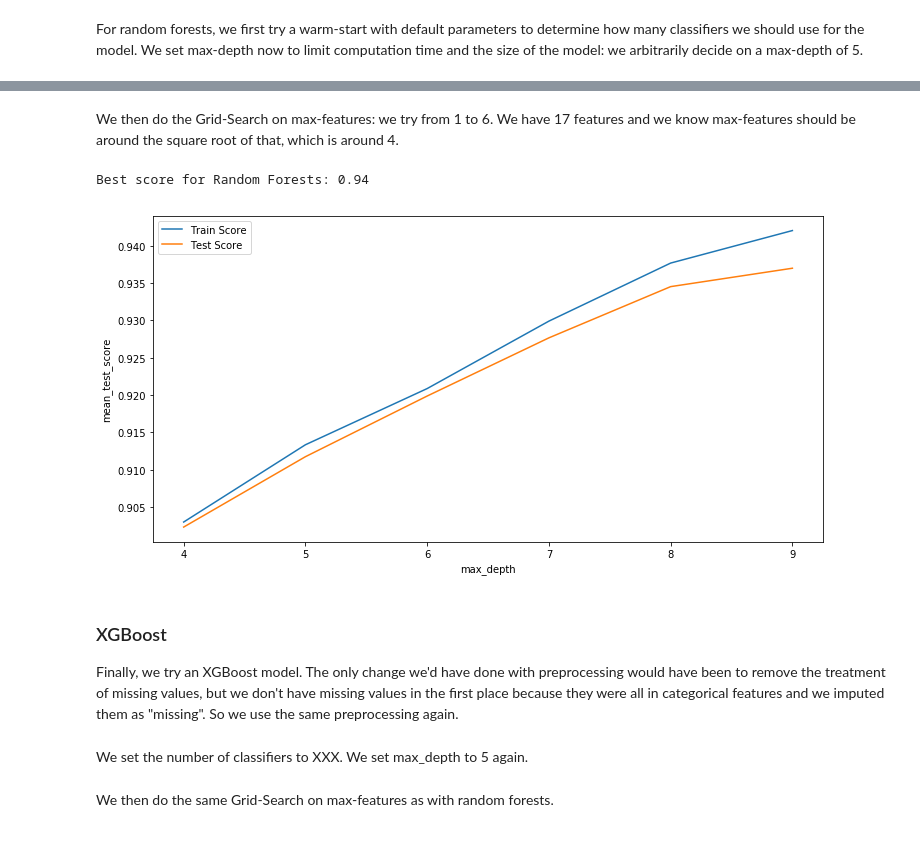
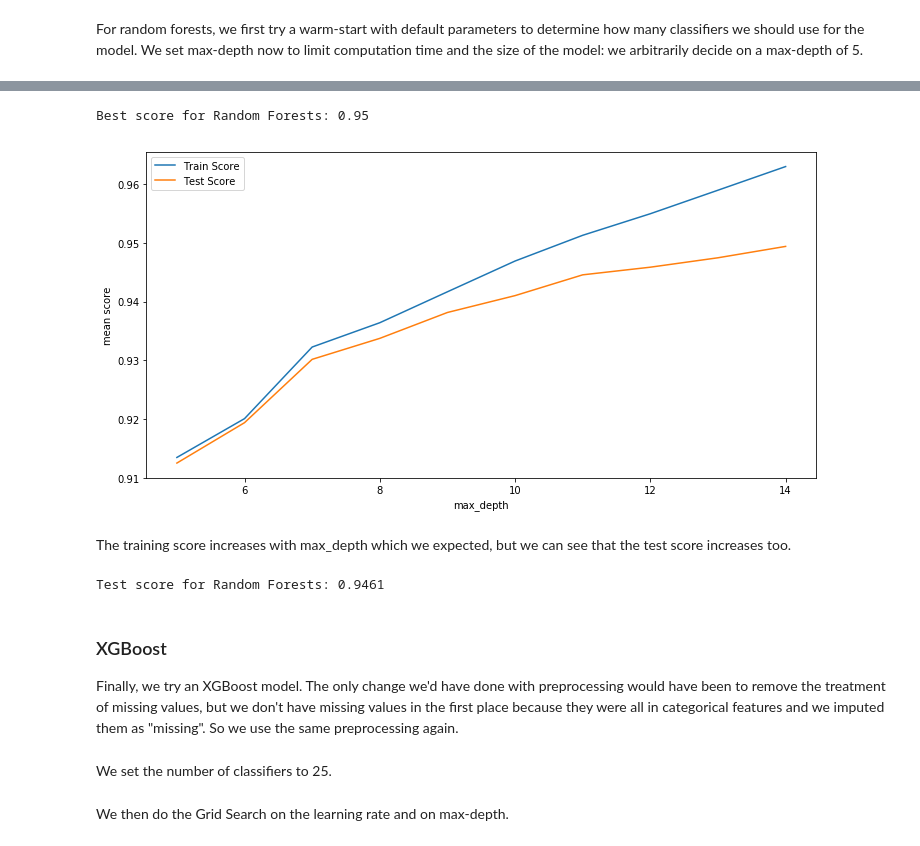
Before and after one commit to aml-spring-19/medical_payment_classification, a Jupyter notebook: HW3.ipynb, the cells around one changed output, grey strips where cells are left out. Saved outputs shown, nothing was run; the diff lists cells and outputs as text; code cells hidden in the pictures.

```diff
--- a/HW3.ipynb
+++ b/HW3.ipynb
@@ -815,3 +829,20 @@ plt.xticks(range(len(gammas)), gammas);
 ### Random Forests
 # %% [markdown]
 For random forests, we first try a warm-start with default parameters to determine how many classifiers we should use for the model. We set max-depth now to limit computation time and the size of the model: we arbitrarily decide on a max-depth of 5.
+# %%
+train_scores = []
+test_scores = []
+rf = RandomForestClassifier(warm_start=True, max_depth=5, random_state=0)
+estimator_range = range(1, 100)
+X_trainp = prepnsc.fit_transform(X_train, y_train)
+X_testp = prepnsc.fit_transform(X_test, y_test)
+
+for n_estimators in estimator_range:
+    rf.n_estimators = n_estimators
+    rf.fit(X_trainp, y_train)
+    train_scores.append(rf.score(X_trainp, y_train))
+    test_scores.append(rf.score(X_testp, y_test))
+
+plt.plot(train_scores)
+plt.plot(test_scores)
+plt.show()
@@ -818,11 +855,10 @@ For random forests, we first try a warm-start with default parameters to determi
 # %%
-# initial classifier
-rf = RandomForestClassifier(warm_start=True, max_depth=5)
-rf_pipe = Pipeline([('preprocessing', prepnsc), ('rf', rf)])
+# classifier and pipeline
+rf = RandomForestClassifier(n_estimators = 25)
+pipe_rf = Pipeline([('preprocessing', prepnsc), ('rf', rf)])
 
-
-# param_grid
-param_grid_rf = {'rf__n_estimators': np.arange(5, 101, 5)}
+# param search
+param_grid_rf = {'rf__max_depth': np.arange(5, 15, 1)}
 
 # grid search
-grid_rf = GridSearchCV(rf_pipe, param_grid_rf, cv=5, n_jobs=-1).fit(X_train, y_train)
+grid_rf = GridSearchCV(pipe_rf, param_grid_rf, cv=10, n_jobs=-1).fit(X_train, y_train)
@@ -842,39 +865,35 @@ plt.show()
-# %% [markdown]
-We then do the Grid-Search on max-features: we try from 1 to 6. We have 17 features and we know max-features should be around the square root of that, which is around 4.
-# %%
-# classifier and pipeline
-rf = RandomForestClassifier(n_estimators = 45)
-pipe_rf = Pipeline([('preprocessing', prepnsc), ('rf', rf)])
-
-# param search
-param_grid_rf = {'rf__max_depth': np.arange(4, 10, 1)}
-
-# grid search
-grid_rf = GridSearchCV(pipe_rf, param_grid_rf, cv=5, n_jobs=-1).fit(X_train, y_train)
 # %%
 print("Best score for Random Forests: {}".format(np.round(grid_rf.best_score_, 2)))
 # %% [output]
-Best score for Random Forests: 0.94
+Best score for Random Forests: 0.95
 # %%
 res = pd.DataFrame(grid_rf.cv_results_)
 
 fig, ax = plt.subplots(1, 1, figsize=(12,6))
 
 sns.lineplot(x='param_rf__max_depth', y='mean_train_score', data=res, label='Train Score')
 sns.lineplot(x='param_rf__max_depth', y='mean_test_score', data=res, label='Test Score')
 
 ax.set_xlabel('max_depth')
+ax.set_ylabel('mean score')
 plt.legend()
 plt.show()
 # %% [output]
-[figure, old version]
+[figure, new version]
+# %% [markdown]
+The training score increases with max_depth which we expected, but we can see that the test score increases too.
+# %%
+ts_rf = grid_rf.best_estimator_.score(X_test, y_test)
+print("Test score for Random Forests: " + str(ts_rf))
+# %% [output]
+Test score for Random Forests: 0.9461
 # %% [markdown]
 ### XGBoost
 
 Finally, we try an XGBoost model. The only change we'd have done with preprocessing would have been to remove the treatment of missing values, but we don't have missing values in the first place because they were all in categorical features and we imputed them as "missing". So we use the same preprocessing again.
 # %% [markdown]
-We set the number of classifiers to XXX. We set max_depth to 5 again.
+We set the number of classifiers to 25.
 # %% [markdown]
-We then do the same Grid-Search on max-features as with random forests.
+We then do the Grid Search on the learning rate and on max-depth.
 # %%
 # classifier and pipeline
```
Also changed, not shown: parts of 35 cells of this notebook.
